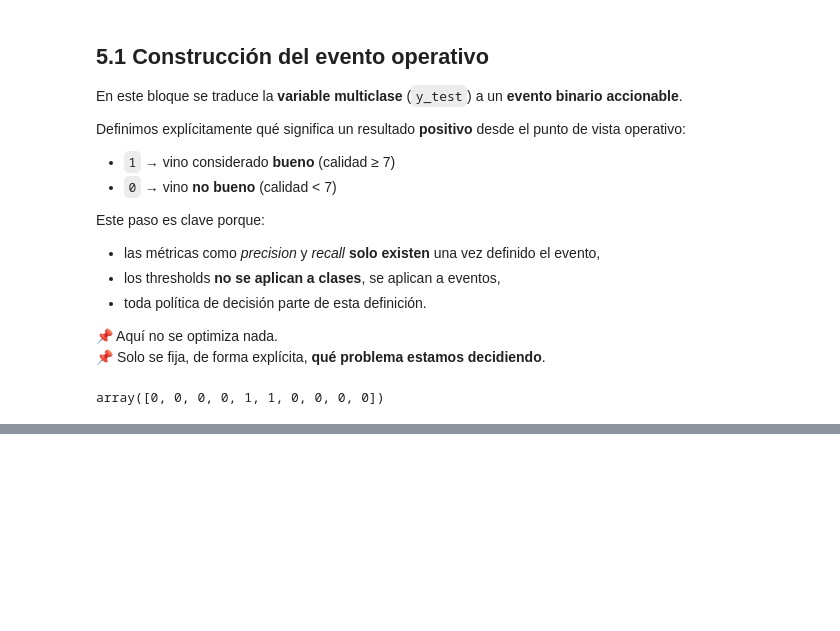
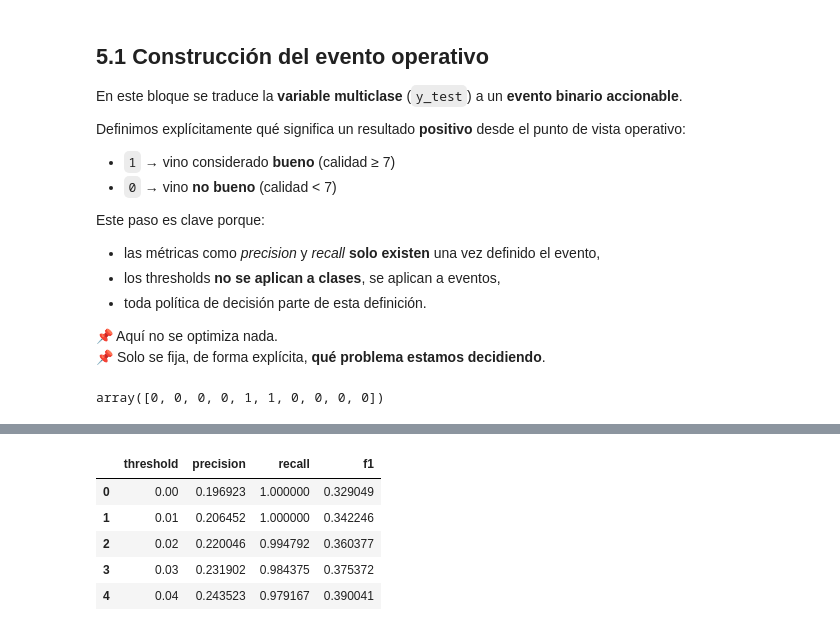
Before and after one commit to JorgeDataScientist/decision-ml-under-uncertainty, a Jupyter notebook: notebooks/05_precision_recall_and_thresholds.ipynb, the cells around one changed output, grey strips where cells are left out. Cells and saved outputs as stored; diff of their text form; code cells hidden in the pictures; blank space fills up the shorter version.

```diff
--- a/notebooks/05_precision_recall_and_thresholds.ipynb
+++ b/notebooks/05_precision_recall_and_thresholds.ipynb
@@ -133,0 +212,37 @@ array([0, 0, 0, 0, 1, 1, 0, 0, 0, 0])
+# %%
+import numpy as np
+import pandas as pd
+from sklearn.metrics import precision_score, recall_score, f1_score
+
+# Rango de thresholds a evaluar
+thresholds = np.linspace(0.0, 1.0, 101)
+
+rows = []
+
+for t in thresholds:
+    # Decisión binaria inducida por el threshold
+    y_pred_bin = (y_score_event >= t).astype(int)
+
+    # Métricas
+    precision = precision_score(y_true_bin, y_pred_bin, zero_division=0)
+    recall = recall_score(y_true_bin, y_pred_bin, zero_division=0)
+    f1 = f1_score(y_true_bin, y_pred_bin, zero_division=0)
+
+    rows.append({
+        "threshold": t,
+        "precision": precision,
+        "recall": recall,
+        "f1": f1
+    })
+
+# Dataset técnico para análisis
+pr_df = pd.DataFrame(rows)
+
+pr_df.head()
+# %% [output]
+|  | threshold | precision | recall | f1 |
+| 0 | 0.00 | 0.196923 | 1.000000 | 0.329049 |
+| 1 | 0.01 | 0.206452 | 1.000000 | 0.342246 |
+| 2 | 0.02 | 0.220046 | 0.994792 | 0.360377 |
+| 3 | 0.03 | 0.231902 | 0.984375 | 0.375372 |
+| 4 | 0.04 | 0.243523 | 0.979167 | 0.390041 |
```
Also changed, not shown: parts of 12 cells of this notebook.
